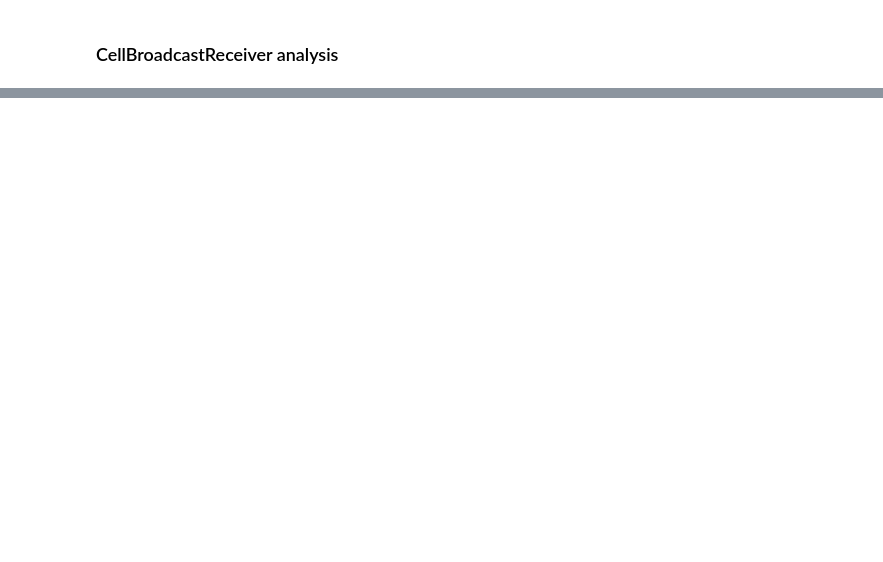
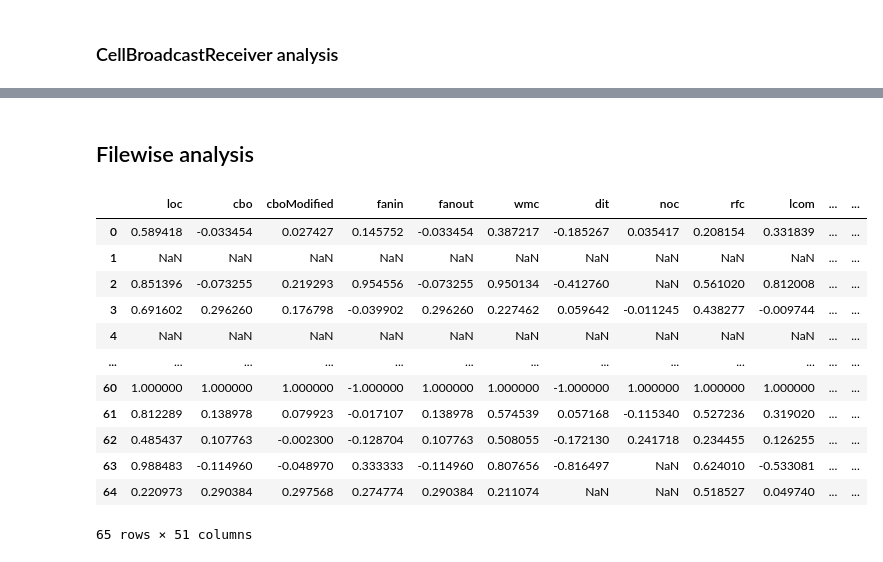
Before and after one commit to davitabosa12/ac_ck_analysis, a Jupyter notebook: android_apps.ipynb, the cells around one changed output, grey strips where cells are left out. Drawn from its saved outputs; the diff is of its cells as text; code cells hidden in the pictures; blank space fills up the shorter version.

```diff
--- a/android_apps.ipynb
+++ b/android_apps.ipynb
@@ -170,21 +246,20 @@ for project_name in apps_set:
+# %% [markdown]
+## Filewise analysis
 # %%
-df_ck_cellbroadcastreceiver = ck_in_a_project("packages/apps/CellBroadcastReceiver").groupby("file_path").mean(numeric_only=True).reset_index()
-# df_ck_cellbroadcastreceiver = df_ck_cellbroadcastreceiver[["wmc", "file_path"]]
-df_ck_cellbroadcastreceiver["file_path"] = df_ck_cellbroadcastreceiver["file_path"].astype("str")
-# df_ck_cellbroadcastreceiver["wmc_sum"] = df_ck_cellbroadcastreceiver["wmc"].sum()
-# print(df_ck_cellbroadcastreceiver.dtypes)
-df_ck_cellbroadcastreceiver["path"] = df_ck_cellbroadcastreceiver["file_path"]
-df_files_cellbroadcastreceiver = files_in_a_project("packages/apps/CellBroadcastReceiver")[["path", "loc"]]
-df_files_cellbroadcastreceiver["path"] = df_files_cellbroadcastreceiver["path"].astype(str)
-df_ck_cellbroadcastreceiver.drop(columns=["loc"], inplace=True) # drop loc, use from files instead.
+def ac_ck_pipeline(project_name: str):
+    df_ck = ck_in_a_project(project_name).groupby("file_path").mean(numeric_only=True).reset_index()
+    df_ck["file_path"] = df_ck["file_path"].astype("str")
+    df_ck["path"] = df_ck["file_path"]
+    df_files = files_in_a_project(project_name)[["path", "loc"]]
+    df_files["path"] = df_files["path"].astype(str)
+    df_ck.drop(columns=["loc"], inplace=True) # drop loc, use from files instead.
 
-pd_merged = pd.merge(df_files_cellbroadcastreceiver, df_ck_cellbroadcastreceiver, how="left", on="path").dropna()
-df_ac_cellbroadcastreceiver = acs_in_a_project("packages/apps/CellBroadcastReceiver")[["path", "ac_count"]]
+    pd_merged = pd.merge(df_files, df_ck, how="left", on="path")
+    df_ac = acs_in_a_project(project_name)[["path", "ac_count"]].groupby("path").agg({"ac_count": "sum"}).reset_index()
 
-pd_merged = pd.merge(pd_merged, df_ac_cellbroadcastreceiver, how="left", on="path")
-pd_merged.infer_objects(copy=False)
-pd_merged["ac_count"] = pd_merged["ac_count"].astype(float).fillna(0).astype(int)
-pd_merged["loc"] = pd_merged["loc"].astype(int)
-pd_merged["wmc"] = pd_merged["wmc"].astype(int)
-pd_merged.drop(columns=["file_path"], inplace=True)
-pd_merged
+    pd_merged = pd.merge(pd_merged, df_ac, how="left", on="path")
+    pd_merged.infer_objects(copy=False)
+    pd_merged["ac_count"] = pd_merged["ac_count"].astype(float).fillna(0).astype(int)
+    pd_merged["loc"] = pd_merged["loc"].astype(int)
+    pd_merged.drop(columns=["file_path"], inplace=True)
+    return pd_merged
@@ -192,0 +266,24 @@ pd_merged.corr(method="pearson", numeric_only=True)["ac_count"].sort_values(asce
+# %%
+df_correlations = pd.DataFrame()
+series = []
+for i, project_name in enumerate(apps_set):
+    serie = ac_ck_pipeline(project_name).corr(method="pearson", numeric_only=True)["ac_count"]
+    serie["project_name"] = project_name
+    series.append(serie)
+df_correlations = pd.DataFrame.from_records(series)
+
+df_correlations
+# %% [output]
+|  | loc | cbo | cboModified | fanin | fanout | wmc | dit | noc | rfc | lcom | ... | ... |
+| 0 | 0.589418 | -0.033454 | 0.027427 | 0.145752 | -0.033454 | 0.387217 | -0.185267 | 0.035417 | 0.208154 | 0.331839 | ... | ... |
+| 1 | NaN | NaN | NaN | NaN | NaN | NaN | NaN | NaN | NaN | NaN | ... | ... |
+| 2 | 0.851396 | -0.073255 | 0.219293 | 0.954556 | -0.073255 | 0.950134 | -0.412760 | NaN | 0.561020 | 0.812008 | ... | ... |
+| 3 | 0.691602 | 0.296260 | 0.176798 | -0.039902 | 0.296260 | 0.227462 | 0.059642 | -0.011245 | 0.438277 | -0.009744 | ... | ... |
+| 4 | NaN | NaN | NaN | NaN | NaN | NaN | NaN | NaN | NaN | NaN | ... | ... |
+| ... | ... | ... | ... | ... | ... | ... | ... | ... | ... | ... | ... | ... |
+| 60 | 1.000000 | 1.000000 | 1.000000 | -1.000000 | 1.000000 | 1.000000 | -1.000000 | 1.000000 | 1.000000 | 1.000000 | ... | ... |
+| 61 | 0.812289 | 0.138978 | 0.079923 | -0.017107 | 0.138978 | 0.574539 | 0.057168 | -0.115340 | 0.527236 | 0.319020 | ... | ... |
+| 62 | 0.485437 | 0.107763 | -0.002300 | -0.128704 | 0.107763 | 0.508055 | -0.172130 | 0.241718 | 0.234455 | 0.126255 | ... | ... |
+| 63 | 0.988483 | -0.114960 | -0.048970 | 0.333333 | -0.114960 | 0.807656 | -0.816497 | NaN | 0.624010 | -0.533081 | ... | ... |
+| 64 | 0.220973 | 0.290384 | 0.297568 | 0.274774 | 0.290384 | 0.211074 | NaN | NaN | 0.518527 | 0.049740 | ... | ... |
+65 rows × 51 columns
```
Also changed, not shown: parts of 17 cells of this notebook.
